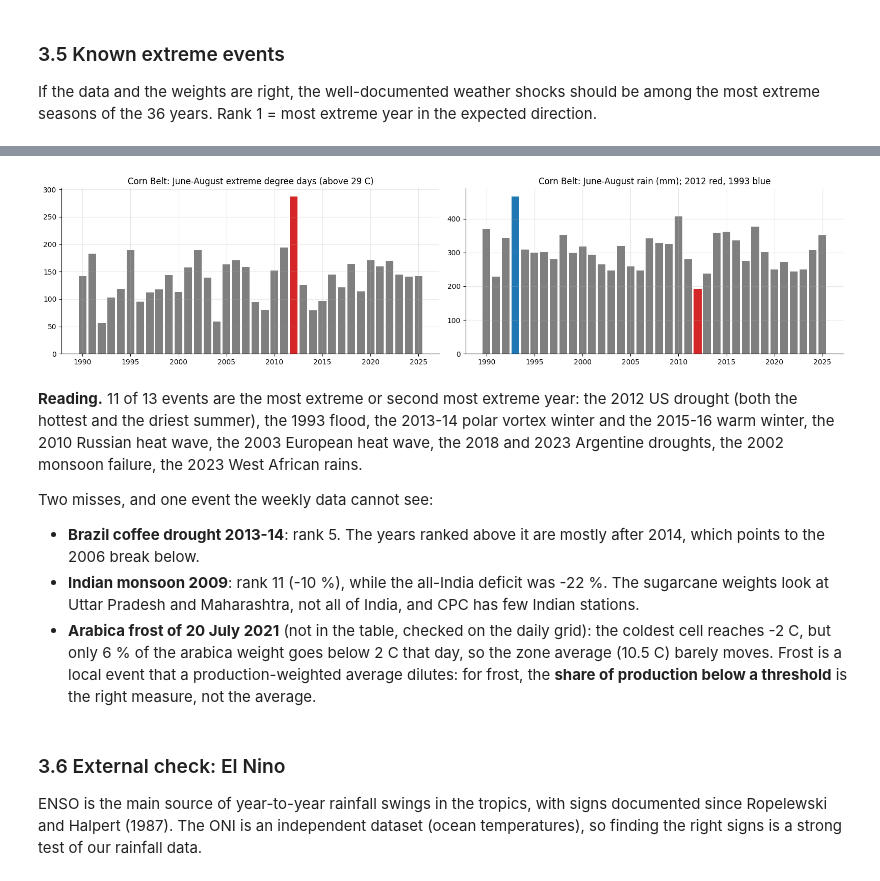
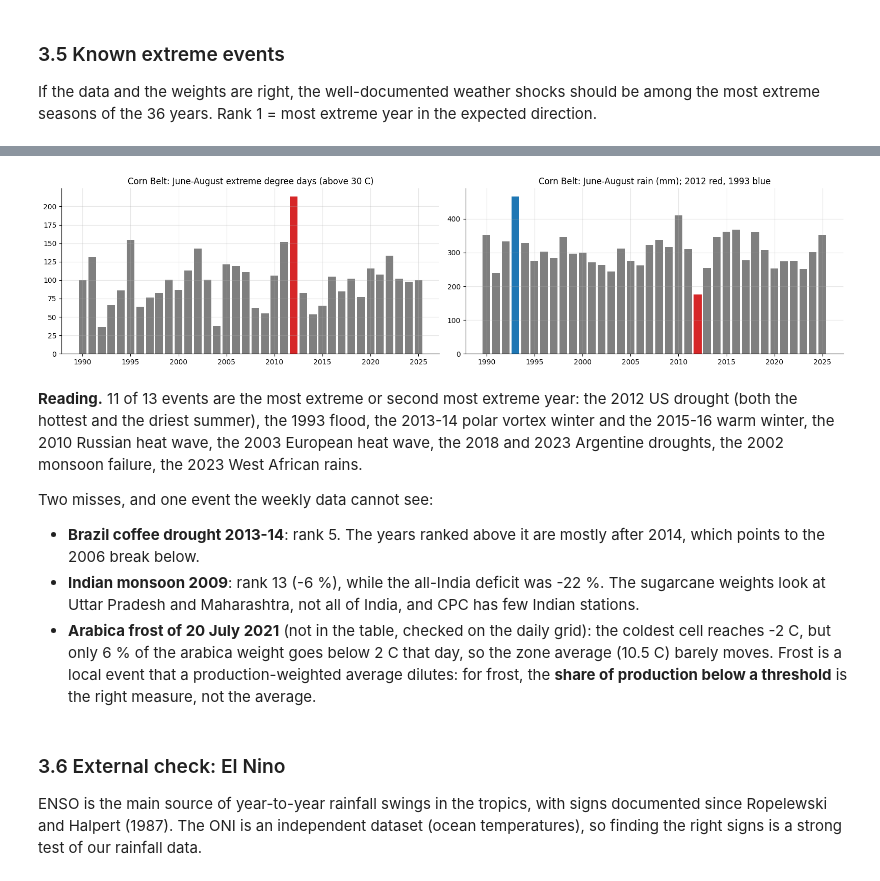
Before and after one commit to Arthurnoo/weather-alpha-for-commodities, a Jupyter notebook: notebooks/main.ipynb, the cells around one changed output, grey strips where cells are left out. Drawn from its saved outputs; the diff is of its cells as text; code cells hidden in the pictures.

```diff
--- a/notebooks/main.ipynb
+++ b/notebooks/main.ipynb
@@ -204,11 +281,15 @@ kurt
 # %%
-# Histograms of weekly returns with the normal law of same mean and variance, log scale to see the tails
-fig, axes = plt.subplots(2, 4, figsize=(16, 6))
+# Histogram of standardized daily returns, log scale, with the standard normal density
+fig, axes = plt.subplots(2, 4, figsize=(16, 6), sharex=True, sharey=True)
+bins = np.arange(-8, 8.25, 0.25)
+grid = np.linspace(-8, 8, 400)
 for ax, name in zip(axes.flat, NAMES):
-    x = weekly_ret[name].dropna()
-    ax.hist(x, bins=80, density=True, alpha=0.6)
-    grid = np.linspace(x.min(), x.max(), 300)
-    ax.plot(grid, stats.norm.pdf(grid, x.mean(), x.std()), color="tab:red", lw=1.2)
-    ax.set_yscale("log"); ax.set_ylim(bottom=0.01); ax.set_title(name)
-fig.suptitle("Weekly returns: histogram (blue) and normal density (red), log scale"); fig.tight_layout(); plt.show()
+    x = returns[name].dropna()
+    z = (x - x.mean()) / x.std()
+    ax.hist(z, bins=bins, density=True, alpha=0.6, label="data")
+    ax.plot(grid, stats.norm.pdf(grid), color="tab:red", lw=1.2, label="normal")
+    ax.set_yscale("log"); ax.set_ylim(1e-4, 1); ax.set_xlim(-8, 8); ax.set_title(name)
+axes[0, 0].legend(fontsize=8)
+for ax in axes[1]: ax.set_xlabel("standardized return (sigmas)")
+fig.suptitle("Daily returns: histogram and normal density, log scale"); fig.tight_layout(); plt.show()
 # %% [output]
@@ -215,0 +297,11 @@ fig.suptitle("Weekly returns: histogram (blue) and normal density (red), log sca
+# %%
+# Tail curves: share of days with |z| > k, data (colors) versus the normal law (black dashed)
+k = np.linspace(0, 6, 61)
+fig, ax = plt.subplots(figsize=(10, 5))
+for name in NAMES:
+    ax.plot(k, describe.tail_curve(returns[name], k), lw=1.2, label=name)
+ax.plot(k, 2 * stats.norm.sf(k), color="black", ls="--", lw=1.5, label="normal")
+ax.set_yscale("log"); ax.set_ylim(1e-5, 1)
+ax.set_xlabel("k (sigmas)"); ax.set_ylabel("P(|z| > k)"); ax.legend(ncol=3, fontsize=8)
+ax.set_title("Probability of a daily move beyond k standard deviations")
+plt.show()
@@ -739,15 +822,15 @@ describe.check_events(weather)
 # %%
 z = weather.loc[("corn", "US")]
 edd = describe.seasonal_value(z["edd"], [6, 7, 8])
 rain = describe.seasonal_value(z["precip"], [6, 7, 8])
 fig, axes = plt.subplots(1, 2, figsize=(16, 4))
 axes[0].bar(edd.index, edd, color=["tab:red" if y == 2012 else "tab:gray" for y in edd.index])
-axes[0].set_title("Corn Belt: June-August extreme degree days (above 29 C)")
+axes[0].set_title(f"Corn Belt: June-August extreme degree days (above {COMMODITIES['corn']['heat_t']:.0f} C)")
 axes[1].bar(rain.index, rain, color=["tab:red" if y == 2012 else "tab:blue" if y == 1993 else "tab:gray" for y in rain.index])
 axes[1].set_title("Corn Belt: June-August rain (mm); 2012 red, 1993 blue")
 fig.tight_layout(); plt.show()
 # %% [output]
-[figure, old version]
+[figure, new version]
 # %% [markdown]
 **Reading.** 11 of 13 events are the most extreme or second most extreme year: the 2012 US drought
 (both the hottest and the driest summer), the 1993 flood, the 2013-14 polar vortex winter and the
@@ -758,7 +841,7 @@ Two misses, and one event the weekly data cannot see:
 
 * **Brazil coffee drought 2013-14**: rank 5. The years ranked above it are mostly after 2014,
   which points to the 2006 break below.
-* **Indian monsoon 2009**: rank 11 (-10 %), while the all-India deficit was -22 %. The sugarcane
+* **Indian monsoon 2009**: rank 13 (-6 %), while the all-India deficit was -22 %. The sugarcane
   weights look at Uttar Pradesh and Maharashtra, not all of India, and CPC has few Indian stations.
 * **Arabica frost of 20 July 2021** (not in the table, checked on the daily grid): the coldest cell
   reaches -2 C, but only 6 % of the arabica weight goes below 2 C that day, so the zone average
```
Also changed, not shown: parts of 47 cells of this notebook, 8 other files.
